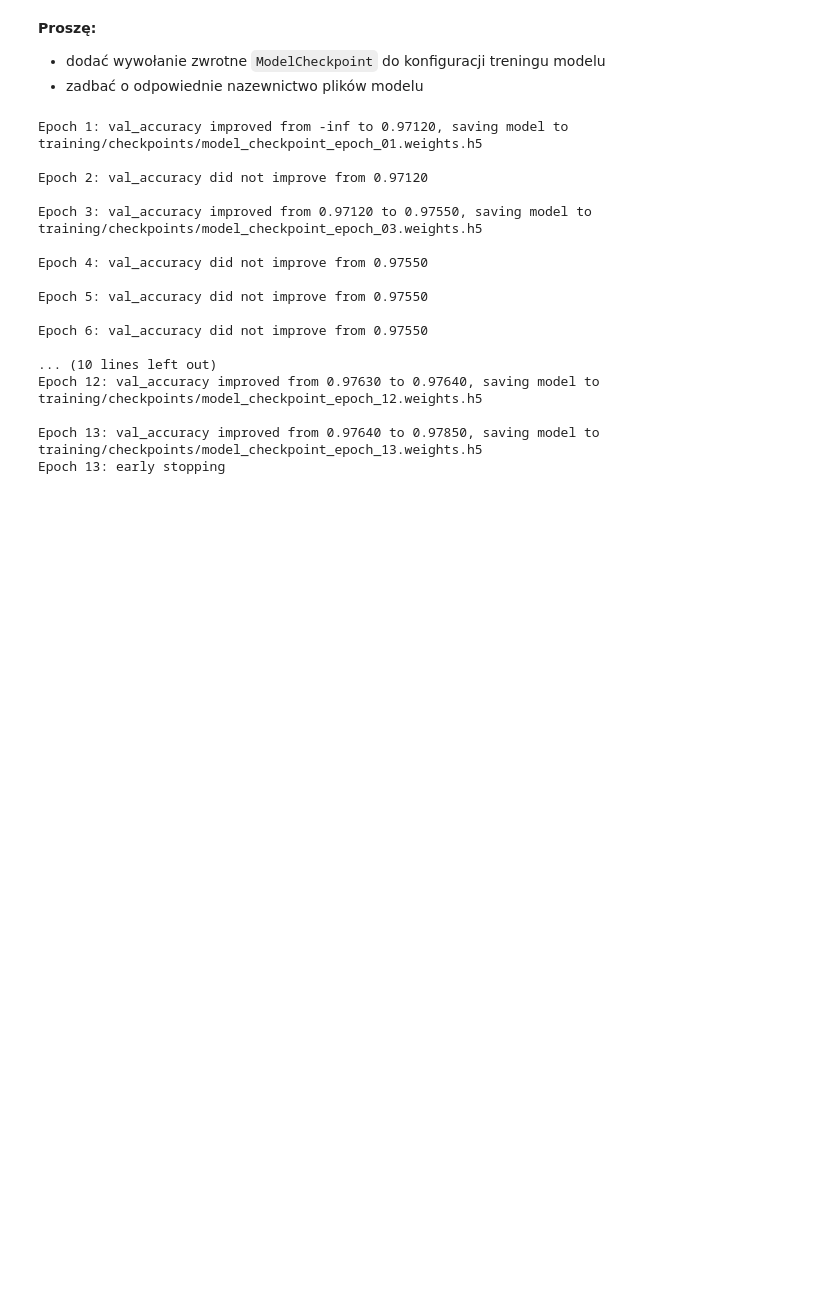
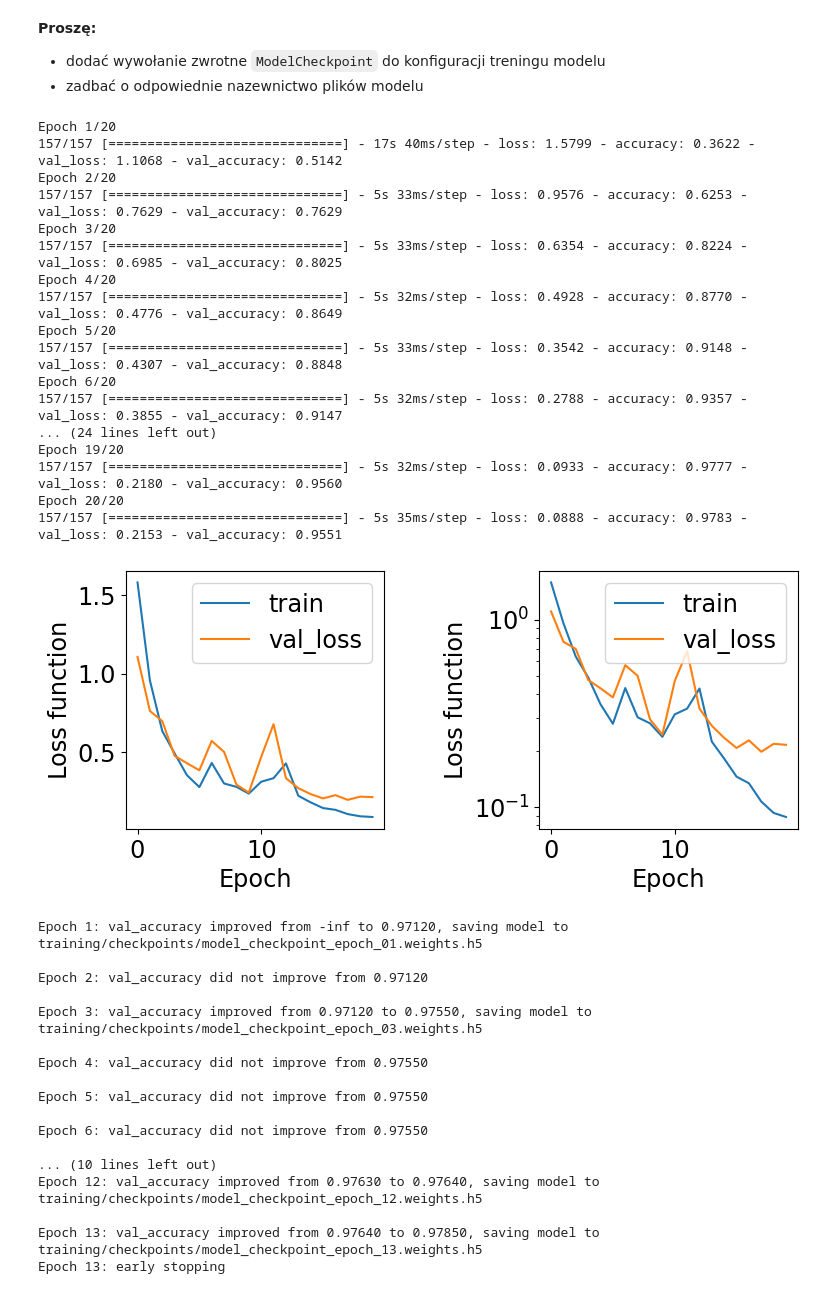
Before and after one commit to bkasza/MLII, a Jupyter notebook: 05_Sieci_w_pelni_polaczone_2.ipynb, the cells around one changed output. Drawn from its saved outputs; the diff is of its cells as text; code cells hidden in the pictures; blank space fills up the shorter version.

````diff
--- a/05_Sieci_w_pelni_polaczone_2.ipynb
+++ b/05_Sieci_w_pelni_polaczone_2.ipynb
@@ -424,9 +460,10 @@ pass
 Model stworzony w Keras może być zapisany w całości - struktura i wagi lub jako same wagi.
 W nazwie pliku modelu warto zakodować podstawowe meta dane o treningu, np. datę i liczbę epok.
 # %%
+nEpochs = 20
 currentTime = datetime.now().strftime("%b_%d_%Y_%H_%M")
-path = "training/{epoch:04d}_"+currentTime+".keras"
-model.save(path.format(epoch=nEpochs));
+path = "/scratch/modules/training/{epoch:04d}_"+currentTime+".keras"
+model.save(path.format(epoch=nEpochs))
 # %% [markdown]
 ## Wczytywanie modelu
 
@@ -437,7 +474,8 @@ w szczególności:
 * wykonanie predykcji
 # %%
 nEpochsSaved = 20
-checkpoint_path = "training/{epoch:04d}_"+currentTime+".keras"
+# checkpoint_path = "training/{epoch:04d}_"+currentTime+".keras"
+checkpoint_path = path
 model = tf.keras.models.load_model(checkpoint_path.format(epoch=nEpochsSaved))
 model.summary()
 print(colored("Evaluation on validation dataset:","blue"))
@@ -484,11 +515,81 @@ model_checkpoint_callback = tf.keras.callbacks.ModelCheckpoint(
                             mode='max',                   # kierunek kryterium: max - więcej znaczy lepiej, min - odwrotnie
                             save_best_only=True)          # zapisuje model jeśli jest lepszy niż model poprzednio zapisany
 ```
+# %%
+currentTime = datetime.now().strftime("%b_%d_%Y_%H_%M")
+early_stop_callback = tf.keras.callbacks.EarlyStopping(monitor = 'val_loss', patience = 5, verbose = 1, min_delta = 1E-3)
+model_checkpoint_callback = tf.keras.callbacks.ModelCheckpoint(
+                            filepath="/scratch/modules/training/model_checkpoint_epoch_{epoch:02d}_"+"weights.h5", # ścieżka do plików modelu. Wymaga odpowiedniego formatowania
+                                                          # jeśli pliki modeli nie mają być nadpisywane, np.:
+                                                          # checkpoints/model_{epoch:02d}.keras
+                                                          # jeśli zapisyujemy tylko wagi nazwa pliku musi kończyć się na weights.h5
+                            save_weights_only=True,       # flaga sterująca zapisem całej struktury modelu, lub jedynie jego wag
+                            monitor='val_accuracy',       # kryterium wyboru najlepszego modelu na danym etapie treningu
+                            mode='max',                   # kierunek kryterium: max - więcej znaczy lepiej, min - odwrotnie
+                            save_best_only=True)          # zapisuje model jeśli jest lepszy niż model poprzednio zapisany
 # %% [markdown]
 **Proszę:**
 
 * dodać wywołanie zwrotne `ModelCheckpoint` do konfiguracji treningu modelu
 * zadbać o odpowiednie nazewnictwo plików modelu
+# %%
+def getModel(inputShape, nNeurons, lr, hiddenActivation='relu', outputActivation='linear', outputNeurons=1, kernel_regularizer=None, metrics = ["Accuracy"]):
+    inputs = tf.keras.Input(shape=inputShape, name="features")
+    x = tf.keras.layers.Flatten()(inputs)
+    for iLayer, n in enumerate(nNeurons):
+        x = tf.keras.layers.Dense(n, activation=hiddenActivation,
+                                  kernel_initializer=tf.keras.initializers.RandomNormal(mean=0.0, stddev = 0.05),
+                                  bias_initializer="HeNormal",
+                                  kernel_regularizer=kernel_regularizer,
+                                  name="layer_"+str(iLayer))(x)
+        # x = tf.keras.layers.Dropout(name="dropout_layer_"+str(iLayer), rate = 0.2)(x)
+
+    outputs = tf.keras.layers.Dense(outputNeurons, activation=outputActivation, name = "output")(x)
+    model = tf.keras.Model(inputs=inputs, outputs=outputs, name="DNN")
+    model.compile(optimizer=tf.keras.optimizers.Adam(learning_rate=lr),
+                # loss='sparse_categorical_crossentropy')
+                loss=tf.keras.losses.SparseCategoricalCrossentropy(), metrics = metrics)
+
+    return model
+
+
+def mnistSolver(x_train, y_train, x_val, y_val, epochs=20):
+
+    InputShape = (28, 28)
+    nNeurons = np.full((16), 128)
+    outputNeurons = 10
+    initial_learning_rate = 0.001
+    batchSize = 64
+    lr_schedule = tf.keras.optimizers.schedules.ExponentialDecay(initial_learning_rate,
+                    decay_steps=200,
+                    decay_rate=0.95,
+                    staircase=True)
+    model = getModel(InputShape, nNeurons, lr_schedule, outputNeurons=outputNeurons, outputActivation='softmax', metrics = ["accuracy"])
+    history = model.fit(x_train, y_train, epochs=epochs, batch_size=batchSize, validation_data=(x_val, y_val), verbose=1, callbacks=[early_stop_callback, model_checkpoint_callback])
+    #Plotting
+    plf.plotTrainHistory(history)
+    return model
+
+model = mnistSolver(x_train, y_train, x_val, y_val, epochs=20, )
+# %% [output]
+Epoch 1/20
+157/157 [==============================] - 17s 40ms/step - loss: 1.5799 - accuracy: 0.3622 - val_loss: 1.1068 - val_accuracy: 0.5142
+Epoch 2/20
+157/157 [==============================] - 5s 33ms/step - loss: 0.9576 - accuracy: 0.6253 - val_loss: 0.7629 - val_accuracy: 0.7629
+Epoch 3/20
+157/157 [==============================] - 5s 33ms/step - loss: 0.6354 - accuracy: 0.8224 - val_loss: 0.6985 - val_accuracy: 0.8025
+Epoch 4/20
+157/157 [==============================] - 5s 32ms/step - loss: 0.4928 - accuracy: 0.8770 - val_loss: 0.4776 - val_accuracy: 0.8649
+Epoch 5/20
+157/157 [==============================] - 5s 33ms/step - loss: 0.3542 - accuracy: 0.9148 - val_loss: 0.4307 - val_accuracy: 0.8848
+Epoch 6/20
+157/157 [==============================] - 5s 32ms/step - loss: 0.2788 - accuracy: 0.9357 - val_loss: 0.3855 - val_accuracy: 0.9147
+... (24 lines left out)
+Epoch 19/20
+157/157 [==============================] - 5s 32ms/step - loss: 0.0933 - accuracy: 0.9777 - val_loss: 0.2180 - val_accuracy: 0.9560
+Epoch 20/20
+157/157 [==============================] - 5s 35ms/step - loss: 0.0888 - accuracy: 0.9783 - val_loss: 0.2153 - val_accuracy: 0.9551
+[figure, added]
 # %%
 ...rozwiązanie...
 pass
````
Also changed, not shown: parts of 8 cells of this notebook.
